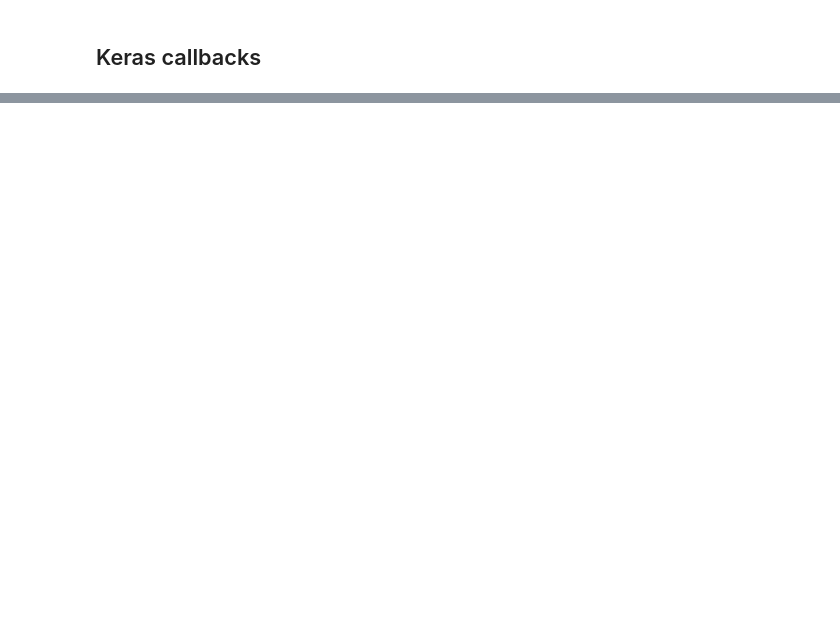
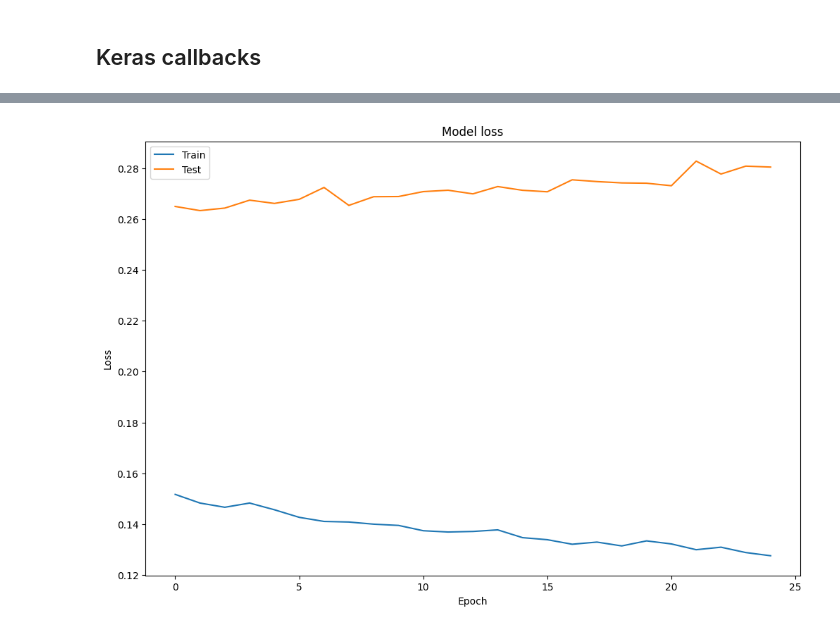
Before and after one commit to PaulToronto/DataCamp---Introduction-to-Deep-Learning-with-Keras, a Jupyter notebook: Part_2_of_4_Going_Deeper.ipynb, the cells around one changed output, grey strips where cells are left out. Drawn from its saved outputs; the diff is of its cells as text; code cells hidden in the pictures; blank space fills up the shorter version.

```diff
--- a/Part_2_of_4_Going_Deeper.ipynb
+++ b/Part_2_of_4_Going_Deeper.ipynb
@@ -895,0 +1001,12 @@ my_accuracy
+# %%
+X_train = sensors_train
+X_test = sensors_test
+
+y_train = parcels_train
+y_test = parcels_test
+# %%
+# Train your model and save its history
+h_callback = model.fit(X_train,
+                       y_train,
+                       epochs = 25,
+                       validation_data=(X_test, y_test))
@@ -895,0 +1072,11 @@ my_accuracy
+# %%
+plt.figure(figsize=(12, 8))
+
+plt.plot(h_callback.history['loss'], label='Train')
+plt.plot(h_callback.history['val_loss'], label='Test')
+plt.title('Model loss')
+plt.ylabel('Loss')
+plt.xlabel('Epoch')
+plt.legend();
+# %% [output]
+[figure, added]
```
Also changed, not shown: parts of 31 cells of this notebook.
